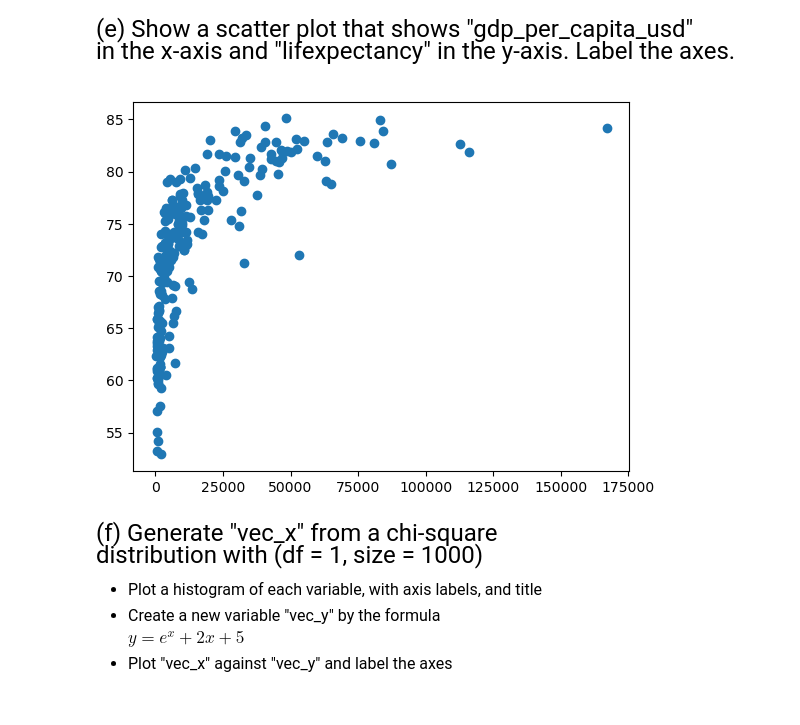
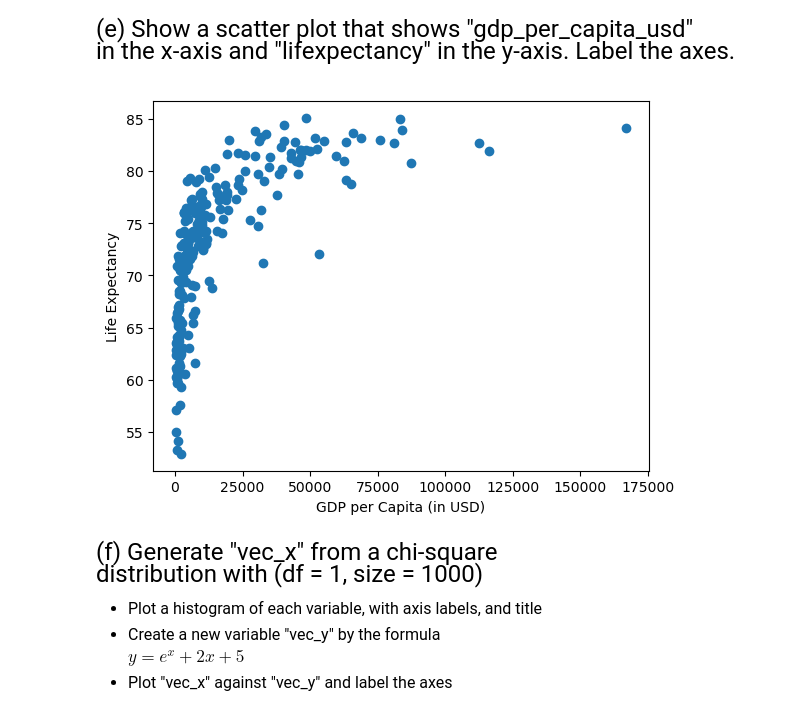
Before and after one commit to Yeahcola/datasci530fall2026, a Jupyter notebook: Lecture 01/Lecture 1 - Exercises.ipynb, the cells around one changed output. Drawn from its saved outputs; the diff is of its cells as text; code cells hidden in the pictures.

```diff
--- a/Lecture 01/Lecture 1 - Exercises.ipynb
+++ b/Lecture 01/Lecture 1 - Exercises.ipynb
@@ -115,10 +114,12 @@ in the x-axis and "lifexpectancy" in the y-axis. Label the axes.
 # %%
 # Write your own code
 
 plt.scatter(x = wdi["gdp_per_capita_usd"], y = wdi["life_expectancy"])
+plt.xlabel("GDP per Capita (in USD)")
+plt.ylabel("Life Expectancy")
 plt.show()
 # %% [output]
-[figure, old version]
+[figure, new version]
 # %% [markdown]
 <font size = "5">
 
```
Also changed, not shown: parts of 1 cell of this notebook, 2 other files.
